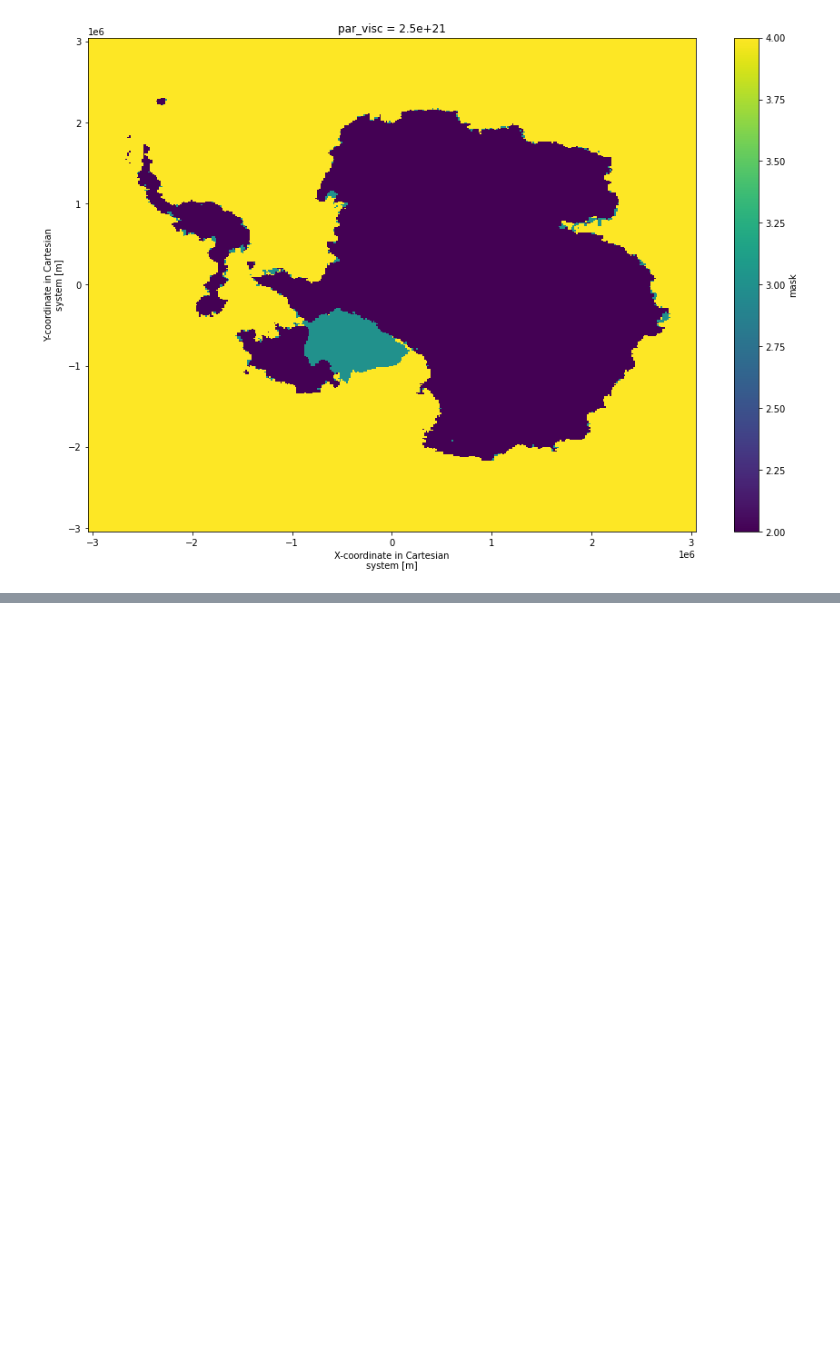
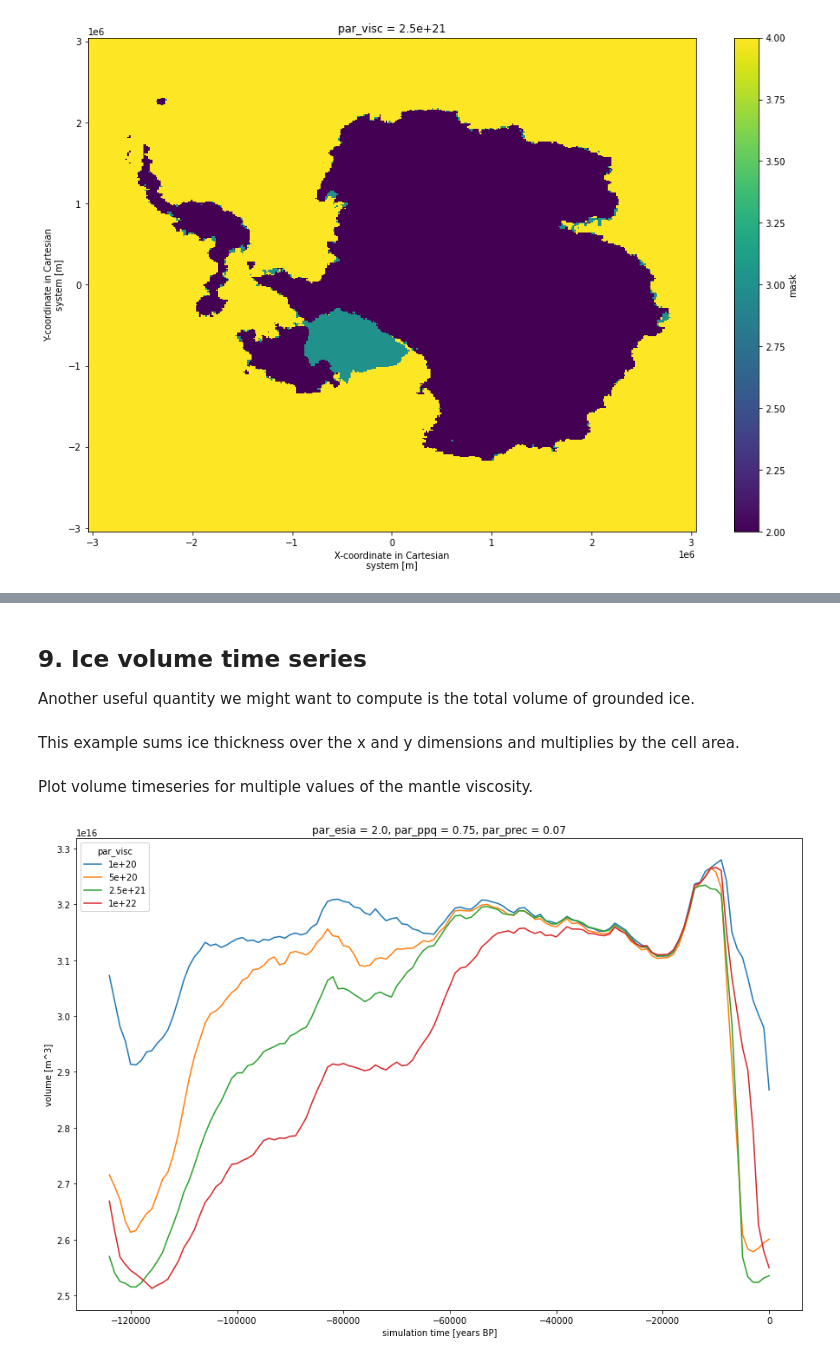
Before and after one commit to ldeo-glaciology/pangeo-glaciology-examples, a Jupyter notebook: 04_paleo_PISM.ipynb, the cells around one changed output, grey strips where cells are left out. Saved outputs shown, nothing was run; the diff lists cells and outputs as text; code cells hidden in the pictures; blank space fills up the shorter version.

Commit message:
Added larger datset example in paleo_pism NB

```diff
--- a/04_paleo_PISM.ipynb
+++ b/04_paleo_PISM.ipynb
@@ -191,0 +426,20 @@ mask_score_time_series.mask.isel(par_visc=2).max({"par_esia","par_ppq","par_prec
+# %% [markdown]
+## 9. Ice volume time series
+Another useful quantity we might want to compute is the total volume of grounded ice.
+# %%
+cellArea = snapshots1ka.x.attrs['spacing_meters'] * snapshots1ka.y.attrs['spacing_meters']
+# %% [markdown]
+This example sums ice thickness over the x and y dimensions and multiplies by the cell area.
+# %%
+V = (snapshots1ka.thk.where(snapshots1ka.mask == 2).sum(['x','y'])*cellArea).persist()
+V.attrs['units'] = 'm^3'
+V.attrs['long_name'] = 'volume'
+V.time.attrs['long_name'] = 'simulation time'
+V.time.attrs['units'] = 'years BP'
+V.name = 'volume'
+# %% [markdown]
+Plot volume timeseries for multiple values of the mantle viscosity.
+# %%
+V.isel(par_esia=1, par_ppq=2, par_prec=2).plot.line(x="time",size=10);
+# %% [output]
+[figure, added]
```
Also changed, not shown: parts of 38 cells of this notebook.
